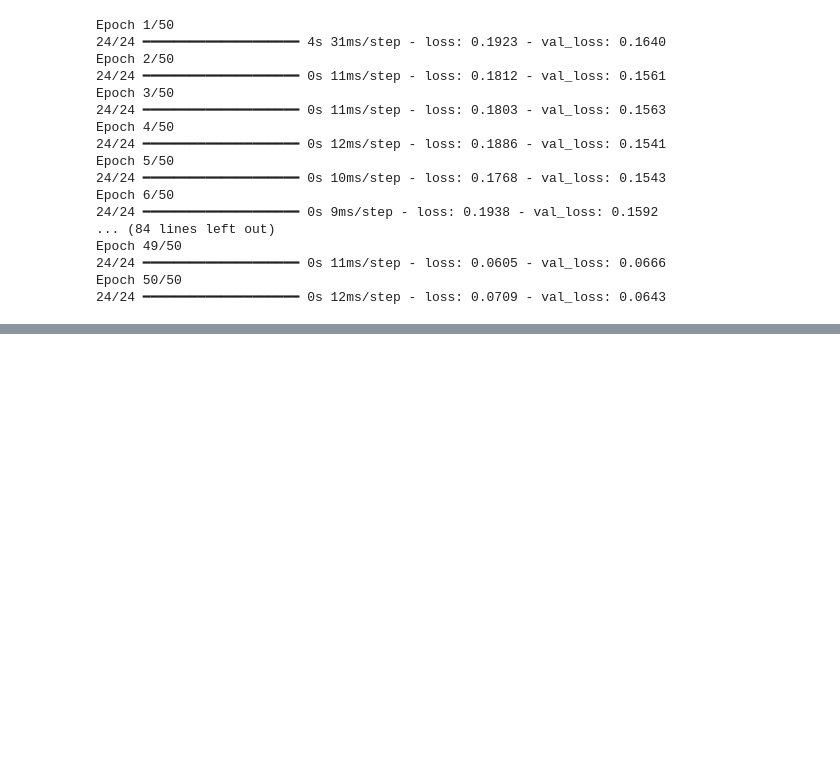
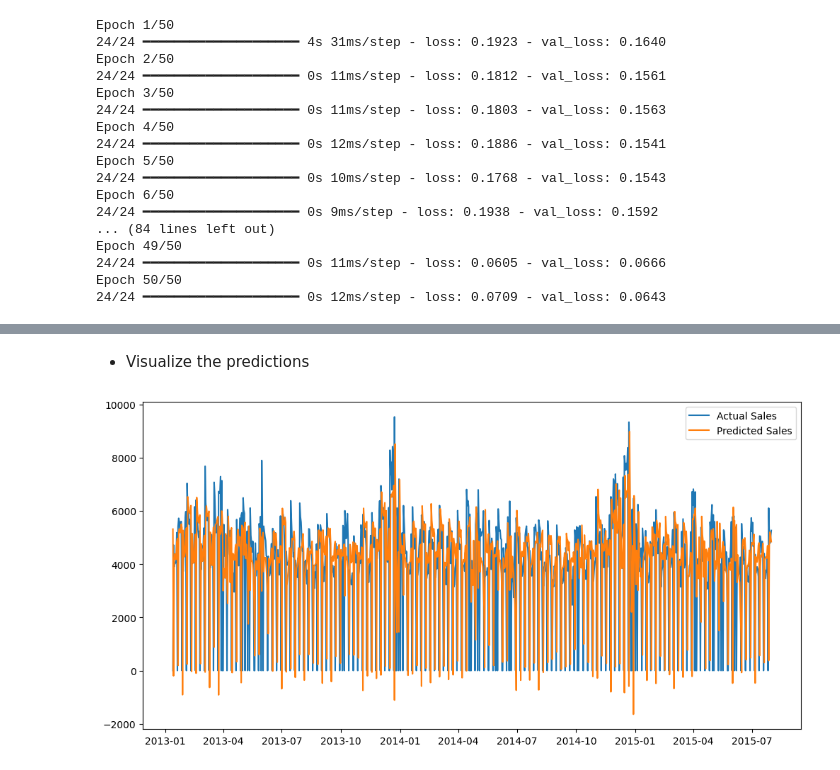
Before and after one commit to WildCayote/Rossman-Pharma-Sales-Prediction, a Jupyter notebook: notebooks/lstm_modeling.ipynb, the cells around one changed output, grey strips where cells are left out. Saved outputs shown, nothing was run; the diff lists cells and outputs as text; code cells hidden in the pictures; blank space fills up the shorter version.

Commit message:
Feat: Plotted the predictions agains the real values

```diff
--- a/notebooks/lstm_modeling.ipynb
+++ b/notebooks/lstm_modeling.ipynb
@@ -96,0 +101,5 @@ Epoch 50/50
+# %%
+predicted_sales = model.predict(X)
+
+# Inverse transform to get actual sales values
+predicted_sales = scaler.inverse_transform(predicted_sales.reshape(-1, 1))
@@ -96,0 +108,10 @@ Epoch 50/50
+# %% [markdown]
+- Visualize the predictions
+# %%
+plt.figure(figsize=(12, 6))
+plt.plot(store_data.index[time_step+1:], store_data['Sales'][time_step+1:], label='Actual Sales')
+plt.plot(store_data.index[time_step+1:], predicted_sales, label='Predicted Sales')
+plt.legend()
+plt.show()
+# %% [output]
+[figure, added]
```
Also changed, not shown: parts of 3 cells of this notebook.
